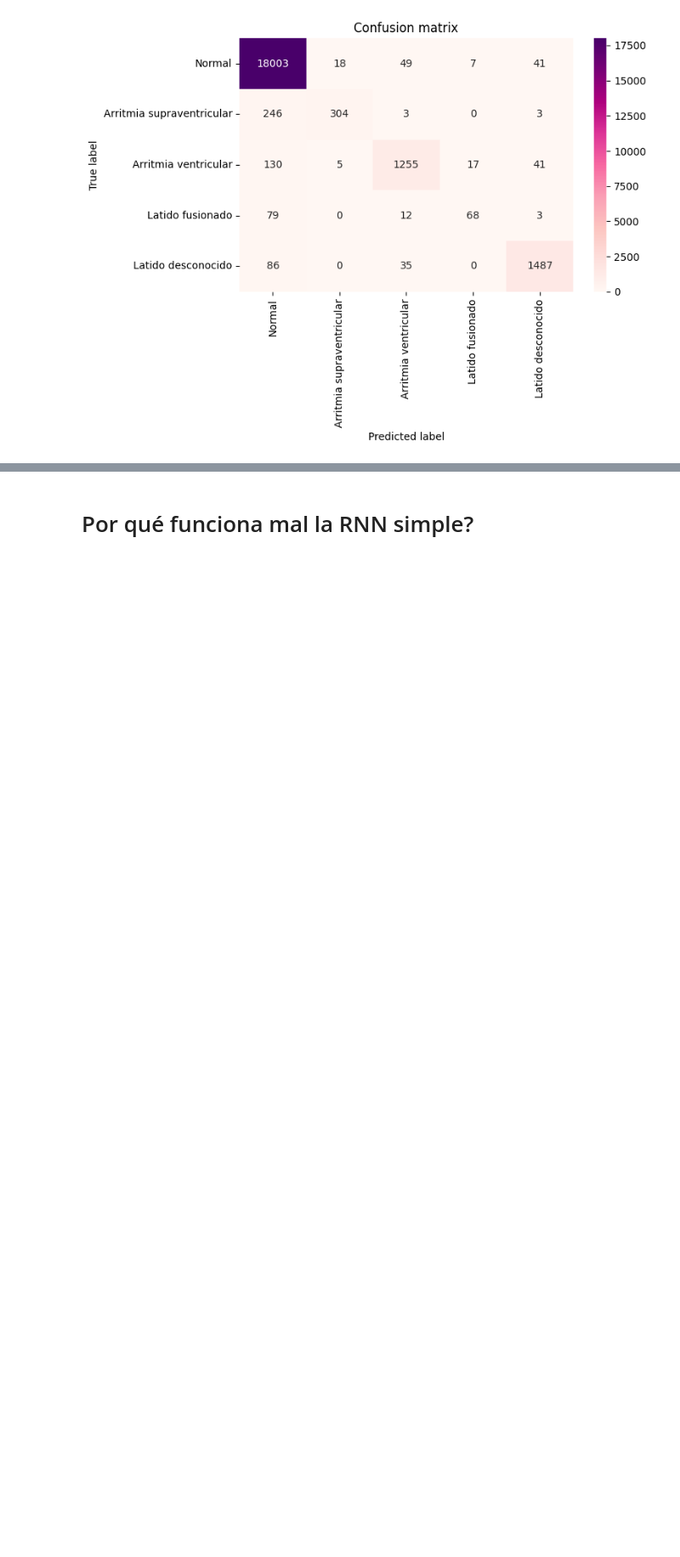
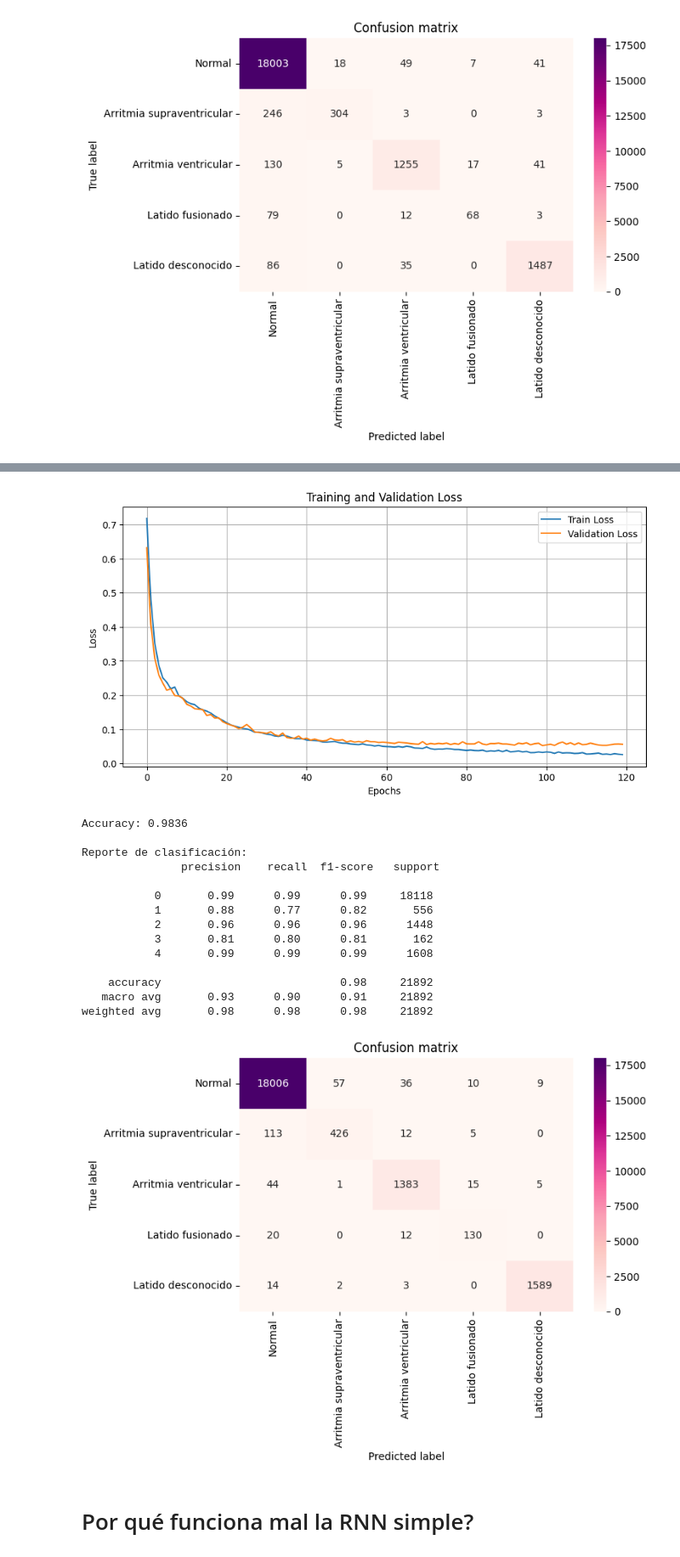
Before and after one commit to nataliacampiglia/tdl_tarea_2, a Jupyter notebook: Tarea_2-letra.ipynb, the cells around one changed output, grey strips where cells are left out. Shown at 85% size. Cells and saved outputs as stored; diff of their text form; code cells hidden in the pictures; blank space fills up the shorter version.

Commit message:
LSTM bidireccional

```diff
--- a/Tarea_2-letra.ipynb
+++ b/Tarea_2-letra.ipynb
@@ -1647,0 +1666,4 @@ weighted avg       0.96      0.96      0.96     21892
+# %%
+lstm_model_1 = LSTMModel(input_dim=1, hidden_dim=64, n_layers=1, num_classes=5, bidirectional=True).to(DEVICE)
+lstm_1_train_errors, lstm_1_val_errors = run_rnn_model(model=lstm_model_1)
+# %% [output]
@@ -1648,3 +1680,19 @@ weighted avg       0.96      0.96      0.96     21892
+[figure, added]
+Accuracy: 0.9836
+
+Reporte de clasificación:
+               precision    recall  f1-score   support
+
+           0       0.99      0.99      0.99     18118
+           1       0.88      0.77      0.82       556
+           2       0.96      0.96      0.96      1448
+           3       0.81      0.80      0.81       162
+           4       0.99      0.99      0.99      1608
+
+    accuracy                           0.98     21892
+   macro avg       0.93      0.90      0.91     21892
+weighted avg       0.98      0.98      0.98     21892
+[figure, added]
 # %% [markdown]
 # Por qué funciona mal la RNN simple?
 # %% [markdown]
```
Also changed, not shown: parts of 3 cells of this notebook.
